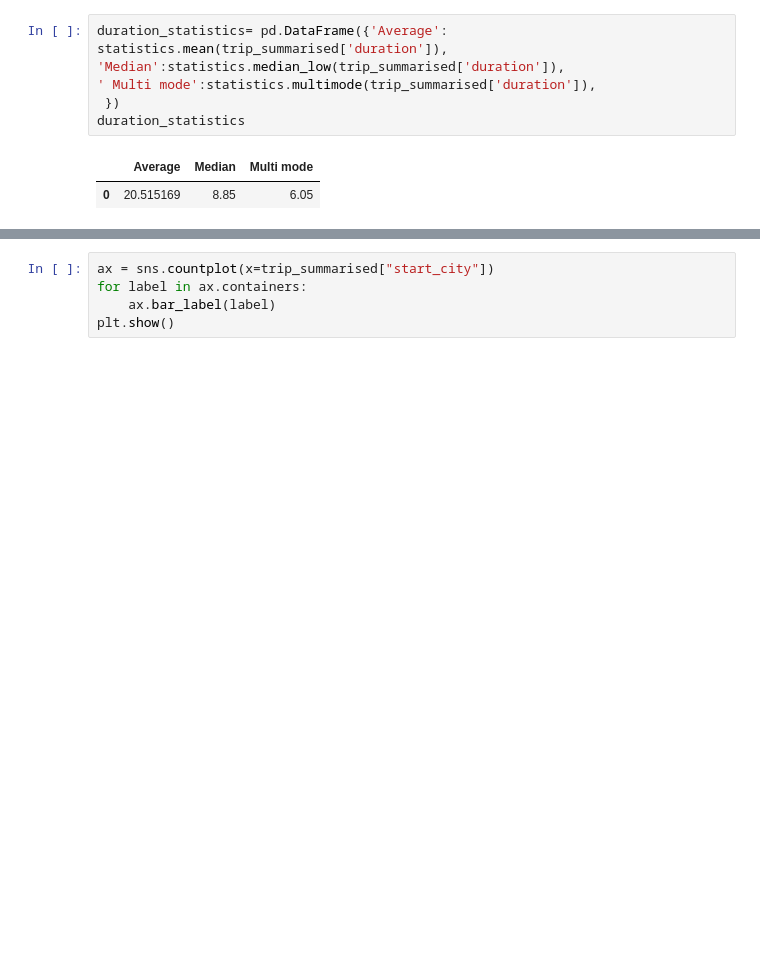
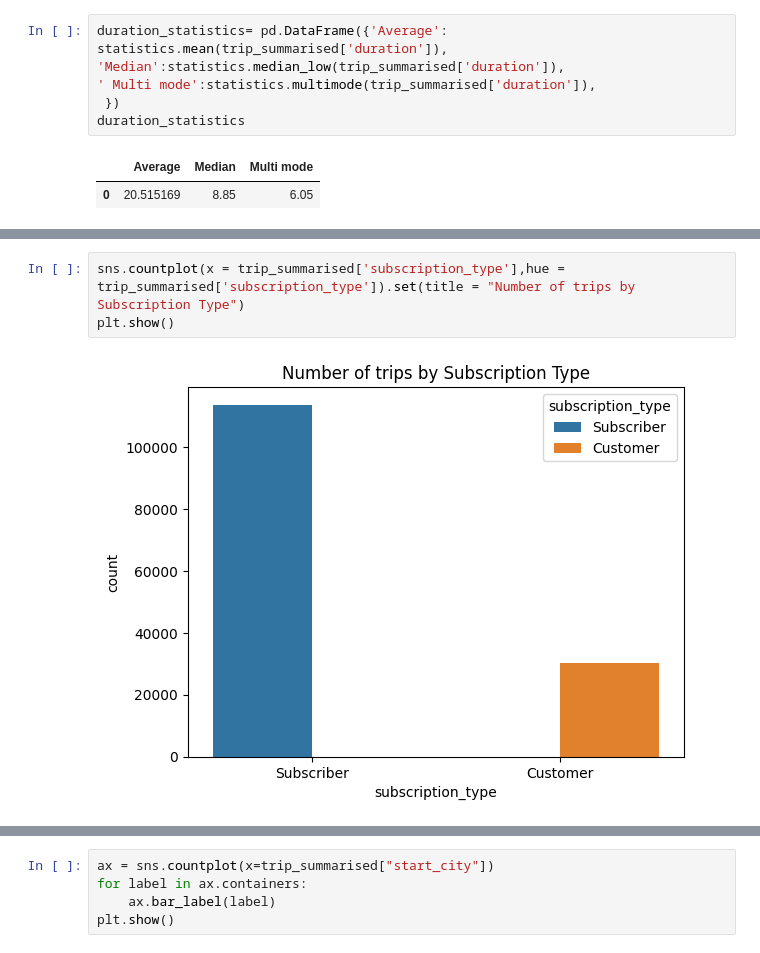
Before and after one commit to qungtai/Data_Analyst_Portfolio, a Jupyter notebook: BayAreaBikeSharing/bay_area_bike_share.ipynb, the cells around one changed output, grey strips where cells are left out. Cells and saved outputs as stored; diff of their text form; blank space fills up the shorter version.

```diff
--- a/BayAreaBikeSharing/bay_area_bike_share.ipynb
+++ b/BayAreaBikeSharing/bay_area_bike_share.ipynb
@@ -221,3 +268,8 @@ duration_statistics
+# %%
+sns.countplot(x = trip_summarised['subscription_type'],hue = trip_summarised['subscription_type']).set(title = "Number of trips by Subscription Type")
+plt.show()
+# %% [output]
+[figure, new version]
 # %%
 # pie chart of subscription_type
 # Subcriber and Customer
```
Also changed, not shown: parts of 23 cells of this notebook.
